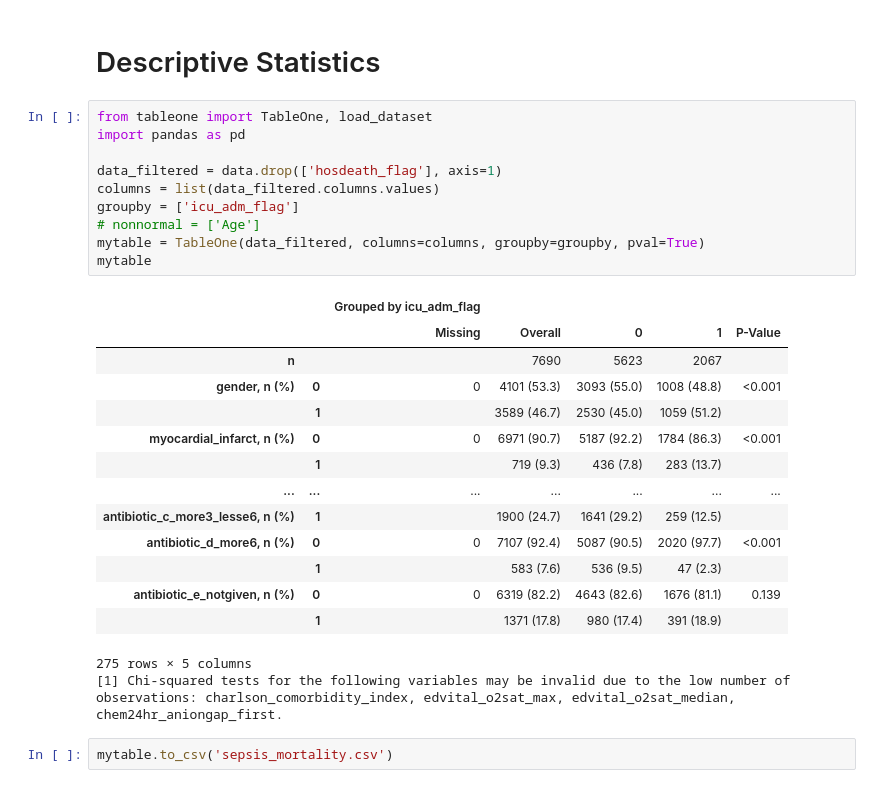
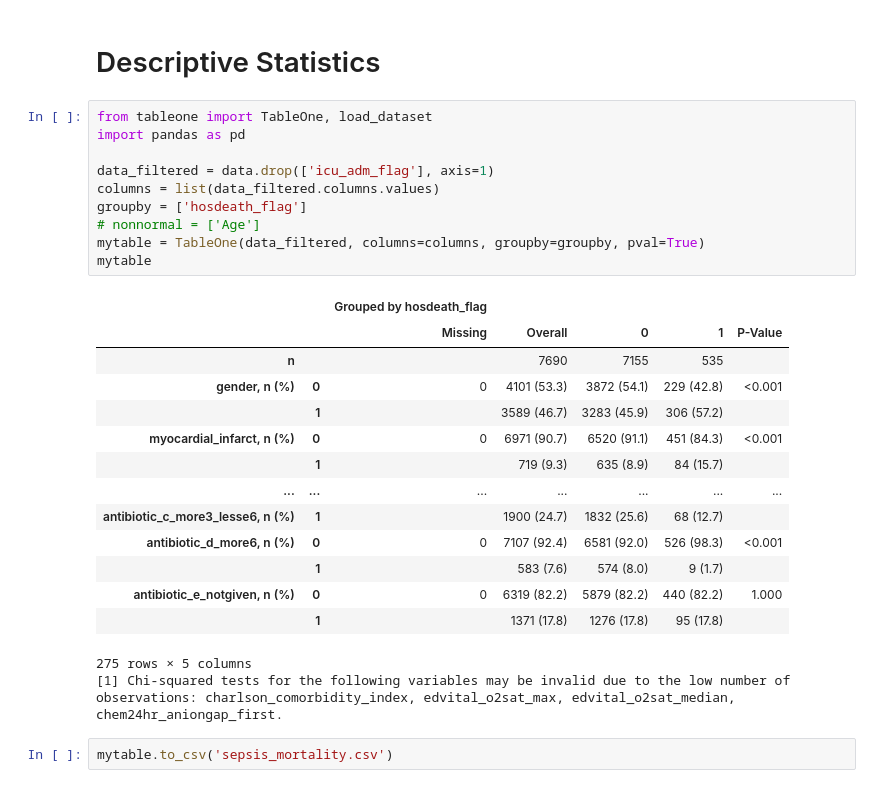
Before and after one commit to llja0112/Uni-ACS, a Jupyter notebook: mimiciv_sepsis_mortality/Descriptive Statistics and Model Hyperparameter Search.ipynb, the cells around one changed output. Cells and saved outputs as stored; diff of their text form.

```diff
--- a/mimiciv_sepsis_mortality/Descriptive Statistics and Model Hyperparameter Search.ipynb
+++ b/mimiciv_sepsis_mortality/Descriptive Statistics and Model Hyperparameter Search.ipynb
@@ -46,27 +46,27 @@ def mean_confidence_interval(data, confidence=0.95):
 # %%
 from tableone import TableOne, load_dataset
 import pandas as pd
 
-data_filtered = data.drop(['hosdeath_flag'], axis=1)
+data_filtered = data.drop(['icu_adm_flag'], axis=1)
 columns = list(data_filtered.columns.values)
-groupby = ['icu_adm_flag']
+groupby = ['hosdeath_flag']
 # nonnormal = ['Age']
 mytable = TableOne(data_filtered, columns=columns, groupby=groupby, pval=True)
 mytable
 # %% [output]
-|  |  | Grouped by icu_adm_flag |  |  |  |  |
+|  |  | Grouped by hosdeath_flag |  |  |  |  |
 |  |  | Missing | Overall | 0 | 1 | P-Value |
-| n |  |  | 7690 | 5623 | 2067 |  |
-| gender, n (%) | 0 | 0 | 4101 (53.3) | 3093 (55.0) | 1008 (48.8) | <0.001 |
-|  | 1 |  | 3589 (46.7) | 2530 (45.0) | 1059 (51.2) |  |
-| myocardial_infarct, n (%) | 0 | 0 | 6971 (90.7) | 5187 (92.2) | 1784 (86.3) | <0.001 |
-|  | 1 |  | 719 (9.3) | 436 (7.8) | 283 (13.7) |  |
+| n |  |  | 7690 | 7155 | 535 |  |
+| gender, n (%) | 0 | 0 | 4101 (53.3) | 3872 (54.1) | 229 (42.8) | <0.001 |
+|  | 1 |  | 3589 (46.7) | 3283 (45.9) | 306 (57.2) |  |
+| myocardial_infarct, n (%) | 0 | 0 | 6971 (90.7) | 6520 (91.1) | 451 (84.3) | <0.001 |
+|  | 1 |  | 719 (9.3) | 635 (8.9) | 84 (15.7) |  |
 | ... | ... | ... | ... | ... | ... | ... |
-| antibiotic_c_more3_lesse6, n (%) | 1 |  | 1900 (24.7) | 1641 (29.2) | 259 (12.5) |  |
-| antibiotic_d_more6, n (%) | 0 | 0 | 7107 (92.4) | 5087 (90.5) | 2020 (97.7) | <0.001 |
-|  | 1 |  | 583 (7.6) | 536 (9.5) | 47 (2.3) |  |
-| antibiotic_e_notgiven, n (%) | 0 | 0 | 6319 (82.2) | 4643 (82.6) | 1676 (81.1) | 0.139 |
-|  | 1 |  | 1371 (17.8) | 980 (17.4) | 391 (18.9) |  |
+| antibiotic_c_more3_lesse6, n (%) | 1 |  | 1900 (24.7) | 1832 (25.6) | 68 (12.7) |  |
+| antibiotic_d_more6, n (%) | 0 | 0 | 7107 (92.4) | 6581 (92.0) | 526 (98.3) | <0.001 |
+|  | 1 |  | 583 (7.6) | 574 (8.0) | 9 (1.7) |  |
+| antibiotic_e_notgiven, n (%) | 0 | 0 | 6319 (82.2) | 5879 (82.2) | 440 (82.2) | 1.000 |
+|  | 1 |  | 1371 (17.8) | 1276 (17.8) | 95 (17.8) |  |
 275 rows × 5 columns
 [1] Chi-squared tests for the following variables may be invalid due to the low number of observations: charlson_comorbidity_index, edvital_o2sat_max, edvital_o2sat_median, chem24hr_aniongap_first.
 # %%
```
Also changed, not shown: 5 other files.
